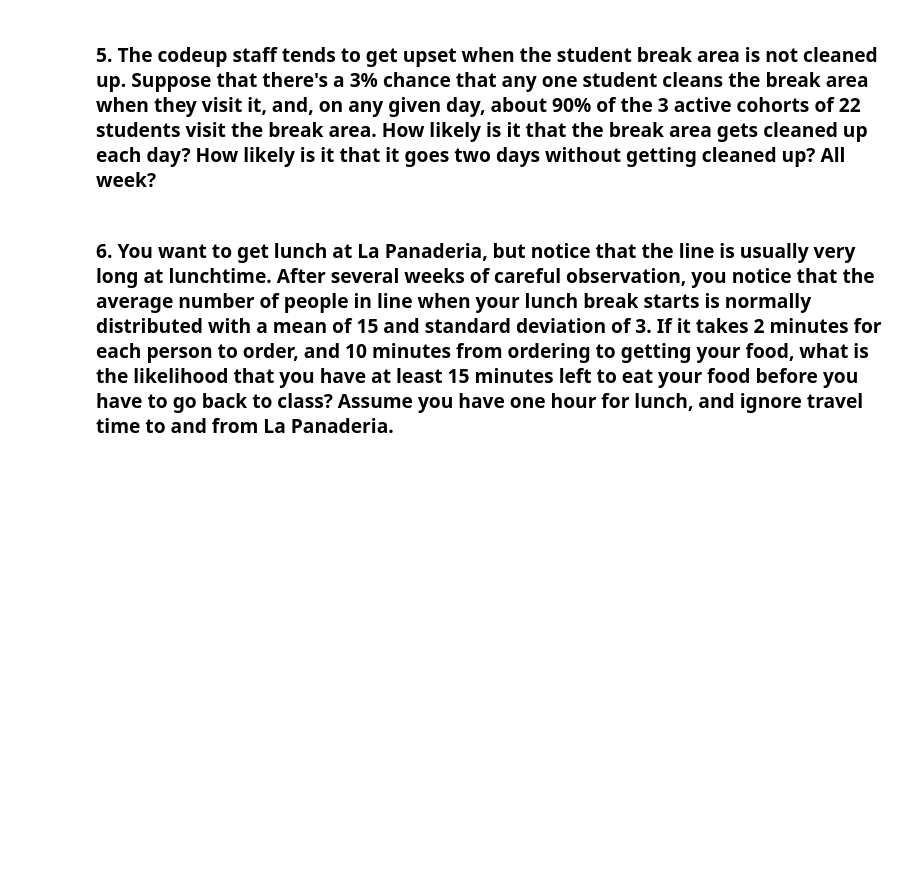
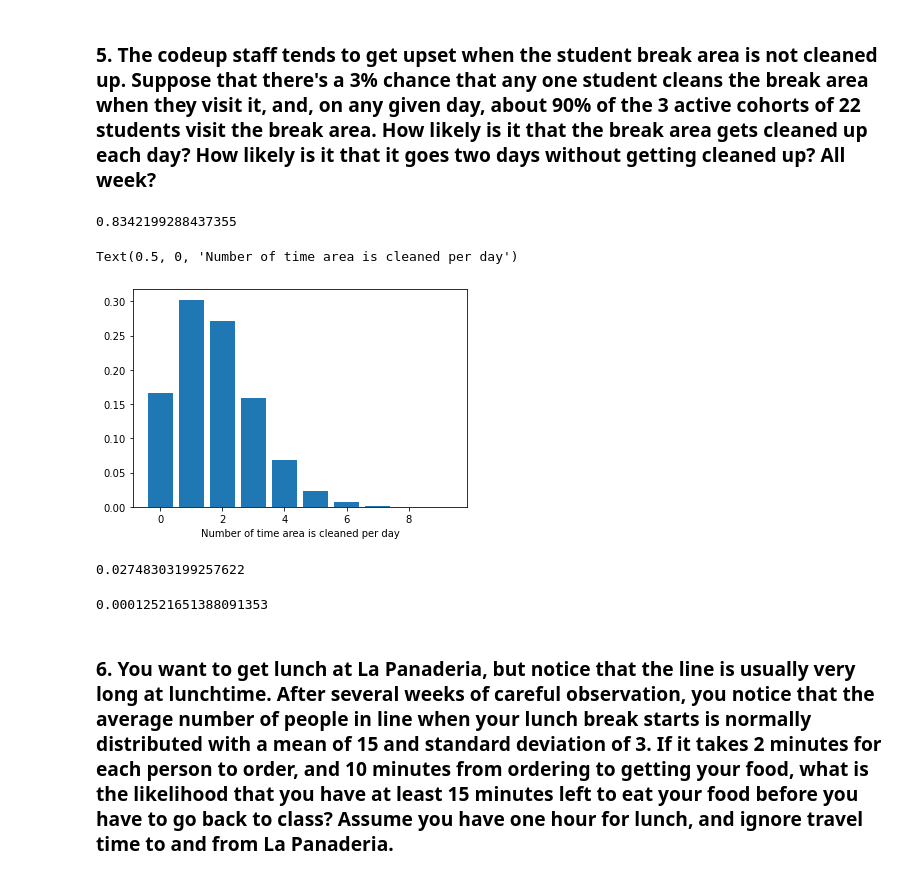
Before and after one commit to laxman101/statistics-exercises, a Jupyter notebook: probability_distributions.ipynb, the cells around one changed output. Cells and saved outputs as stored; diff of their text form; code cells hidden in the pictures; blank space fills up the shorter version.

```diff
--- a/probability_distributions.ipynb
+++ b/probability_distributions.ipynb
@@ -84,4 +101,35 @@ stats.binom(4326, 0.02).sf(96)
 # %% [markdown]
 ### 5. The codeup staff tends to get upset when the student break area is not cleaned up. Suppose that there's a 3% chance that any one student cleans the break area when they visit it, and, on any given day, about 90% of the 3 active cohorts of 22 students visit the break area. How likely is it that the break area gets cleaned up each day? How likely is it that it goes two days without getting cleaned up? All week?
+# %%
+n = round(0.9 * 3 * 22)
+p = 0.03
+
+stats.binom(n, p).sf(0)
+# %% [output]
+0.8342199288437355
+# %%
+x = np.arange(0, 10)
+y = stats.binom(n,p).pmf(x)
+
+plt.bar(x, y)
+plt.xlabel('Number of time area is cleaned per day')
+# %% [output]
+Text(0.5, 0, 'Number of time area is cleaned per day')
+[figure, added]
+# %%
+#  How likely is it that it goes two days without getting cleaned up?
+
+
+# How many students would visit the area in two days?
+
+stats.binom(n * 2, p).pmf(0)
+# %% [output]
+0.02748303199257622
+# %%
+# probability of not getting cleaned for a week (5 days)
+
+stats.binom(n * 5, p).pmf(0)
+# %% [output]
+0.00012521651388091353
 # %% [markdown]
 ### 6. You want to get lunch at La Panaderia, but notice that the line is usually very long at lunchtime. After several weeks of careful observation, you notice that the average number of people in line when your lunch break starts is normally distributed with a mean of 15 and standard deviation of 3. If it takes 2 minutes for each person to order, and 10 minutes from ordering to getting your food, what is the likelihood that you have at least 15 minutes left to eat your food before you have to go back to class? Assume you have one hour for lunch, and ignore travel time to and from La Panaderia.
```
Also changed, not shown: parts of 20 cells of this notebook.
